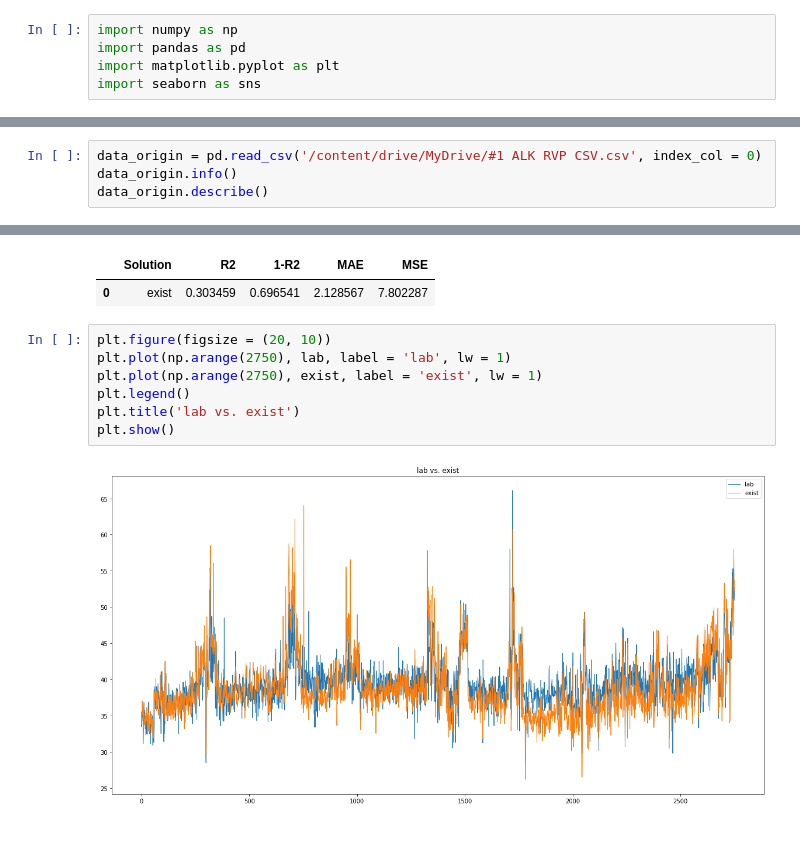
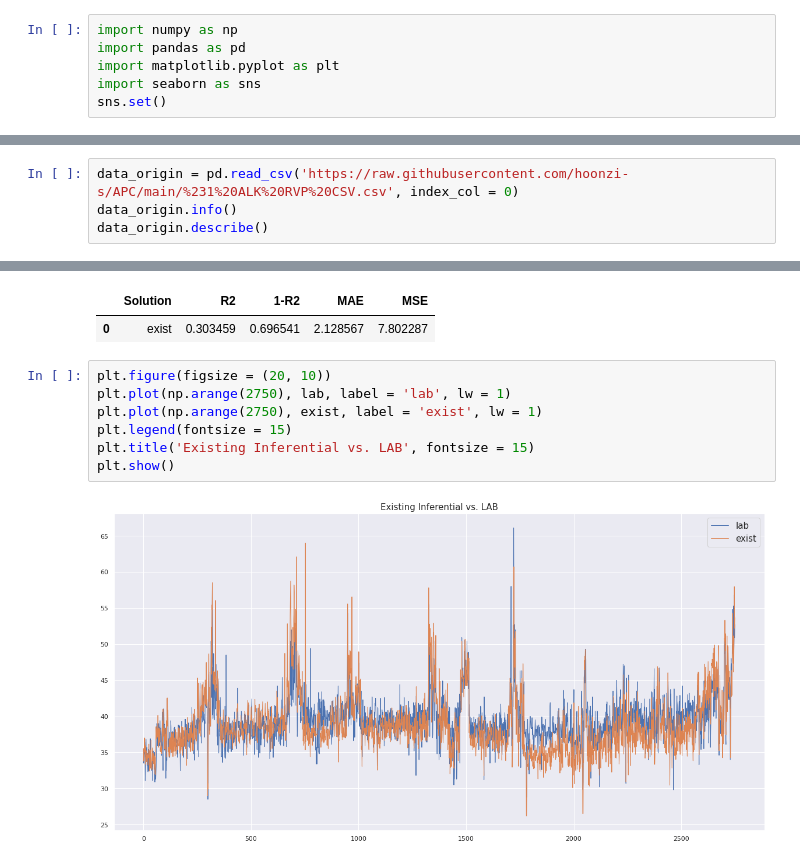
Before and after one commit to hoonzi-s/APC, a Jupyter notebook: #1ALK_213BTMRVP_R5.ipynb, the cells around one changed output, grey strips where cells are left out. Cells and saved outputs as stored; diff of their text form; blank space fills up the shorter version.

```diff
--- a/#1ALK_213BTMRVP_R5.ipynb
+++ b/#1ALK_213BTMRVP_R5.ipynb
@@ -10,6 +5,7 @@ import numpy as np
 import pandas as pd
 import matplotlib.pyplot as plt
 import seaborn as sns
+sns.set()
 # %%
 from sklearn.preprocessing import StandardScaler
 from sklearn.preprocessing import MinMaxScaler
@@ -29,7 +25,7 @@ from xgboost import XGBRegressor
 # %% [markdown]
 ## Get Data
 # %%
-data_origin = pd.read_csv('/content/drive/MyDrive/#1 ALK RVP CSV.csv', index_col = 0)
+data_origin = pd.read_csv('https://raw.githubusercontent.com/hoonzi-s/APC/main/%231%20ALK%20RVP%20CSV.csv', index_col = 0)
 data_origin.info()
 data_origin.describe()
 # %% [output]
@@ -112,12 +108,12 @@ new
 # %%
 plt.figure(figsize = (20, 10))
 plt.plot(np.arange(2750), lab, label = 'lab', lw = 1)
 plt.plot(np.arange(2750), exist, label = 'exist', lw = 1)
-plt.legend()
-plt.title('lab vs. exist')
+plt.legend(fontsize = 15)
+plt.title('Existing Inferential vs. LAB', fontsize = 15)
 plt.show()
 # %% [output]
-[figure, old version]
+[figure, new version]
 # %%
 xgb = XGBRegressor()
 xgb.fit()
```
Also changed, not shown: parts of 2 cells of this notebook.
